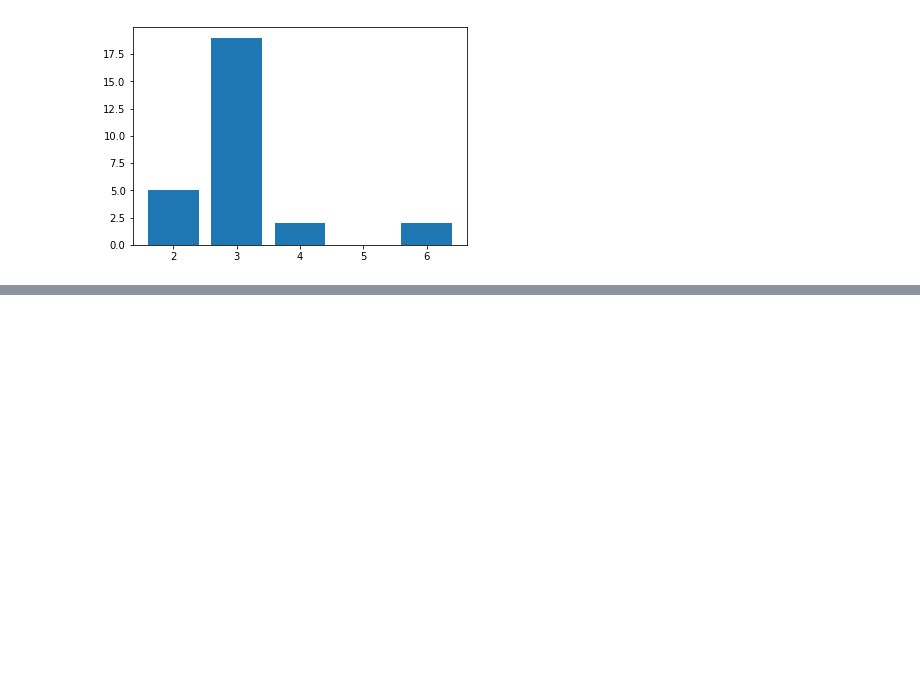
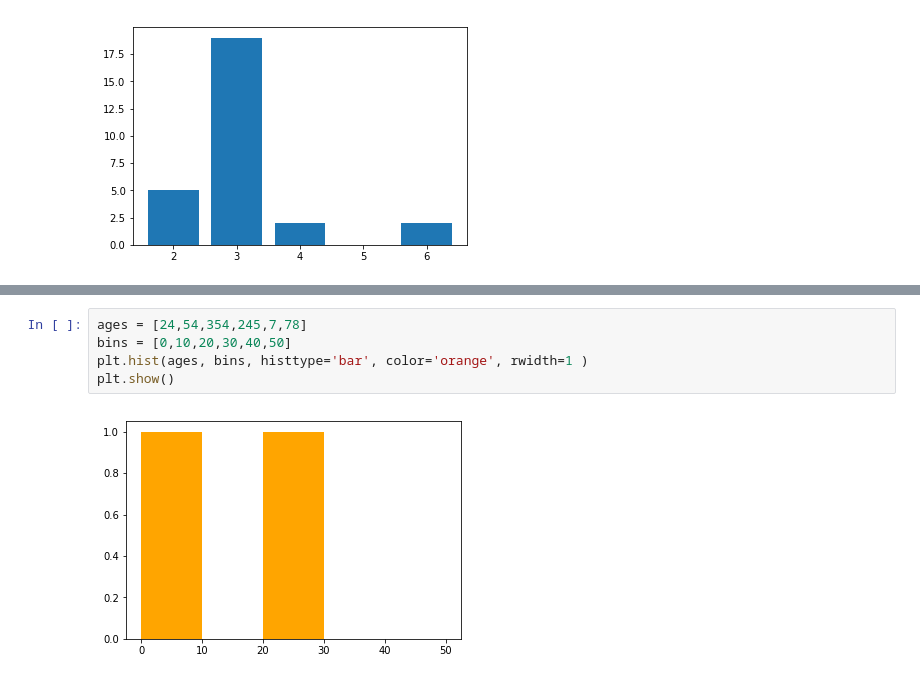
Before and after one commit to ssp4all/machine-learning-and-data-science, a Jupyter notebook: matplotlib.ipynb, the cells around one changed output, grey strips where cells are left out. Cells and saved outputs as stored; diff of their text form; blank space fills up the shorter version.

```diff
--- a/matplotlib.ipynb
+++ b/matplotlib.ipynb
@@ -36,0 +37,7 @@ plt.show()
+# %%
+ages = [24,54,354,245,7,78]
+bins = [0,10,20,30,40,50]
+plt.hist(ages, bins, histtype='bar', color='orange', rwidth=1 )
+plt.show()
+# %% [output]
+[figure, added]
```
Also changed, not shown: parts of 14 cells of this notebook.
